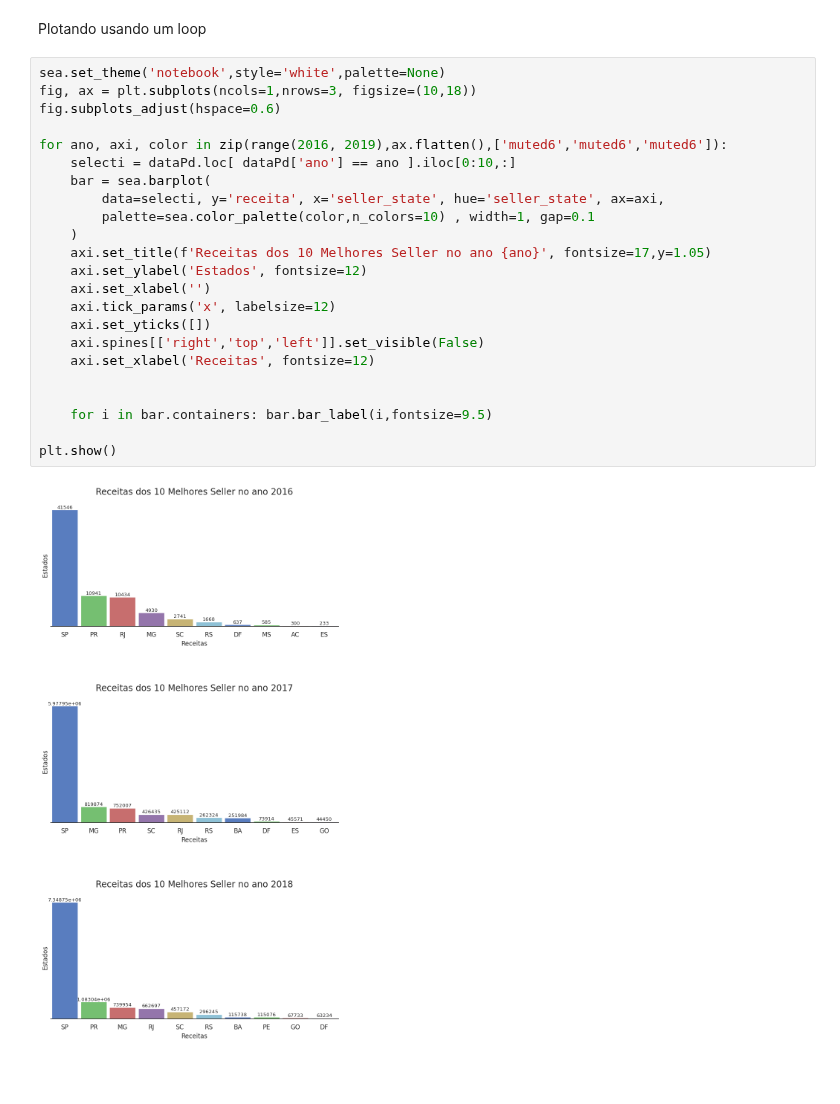
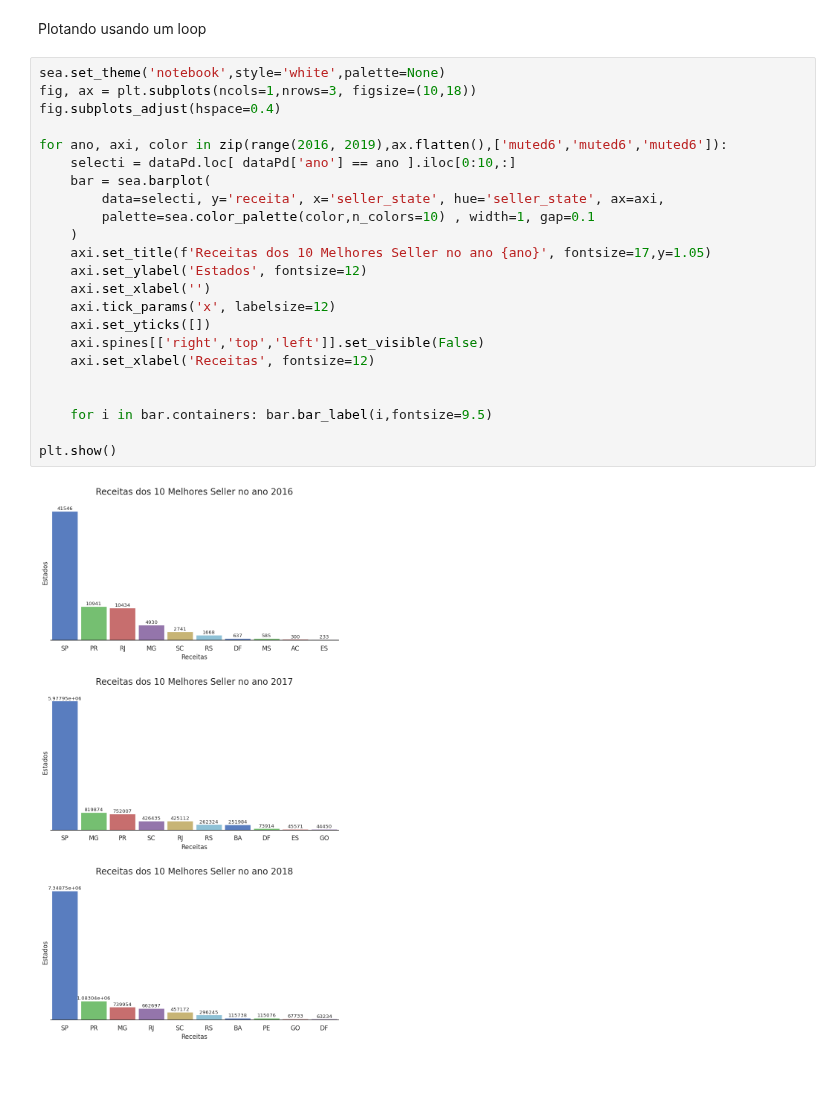
Before and after one commit to kaladabrio2020/Compass.Uol.DataScience, a Jupyter notebook: Sprint 01/ProjetoSprint01/ProjetoSprint01-Desafio.ipynb, the cells around one changed output. Drawn from its saved outputs; the diff is of its cells as text.

```diff
--- a/Sprint 01/ProjetoSprint01/ProjetoSprint01-Desafio.ipynb
+++ b/Sprint 01/ProjetoSprint01/ProjetoSprint01-Desafio.ipynb
@@ -316,28 +457,28 @@ Plotando usando um loop
 # %%
 sea.set_theme('notebook',style='white',palette=None)
 fig, ax = plt.subplots(ncols=1,nrows=3, figsize=(10,18))
-fig.subplots_adjust(hspace=0.6)
+fig.subplots_adjust(hspace=0.4)
 
 for ano, axi, color in zip(range(2016, 2019),ax.flatten(),['muted6','muted6','muted6']):
     selecti = dataPd.loc[ dataPd['ano'] == ano ].iloc[0:10,:]
     bar = sea.barplot(
         data=selecti, y='receita', x='seller_state', hue='seller_state', ax=axi,
         palette=sea.color_palette(color,n_colors=10) , width=1, gap=0.1
     )
     axi.set_title(f'Receitas dos 10 Melhores Seller no ano {ano}', fontsize=17,y=1.05)
     axi.set_ylabel('Estados', fontsize=12)
     axi.set_xlabel('')
     axi.tick_params('x', labelsize=12)
     axi.set_yticks([])
     axi.spines[['right','top','left']].set_visible(False)
     axi.set_xlabel('Receitas', fontsize=12)
 
 
     for i in bar.containers: bar.bar_label(i,fontsize=9.5)
 
 plt.show()
 # %% [output]
-[figure, old version]
+[figure, new version]
 # %% [markdown]
 &nbsp;
 # %% [markdown]
```
Also changed, not shown: parts of 35 cells of this notebook, 2 other files.
